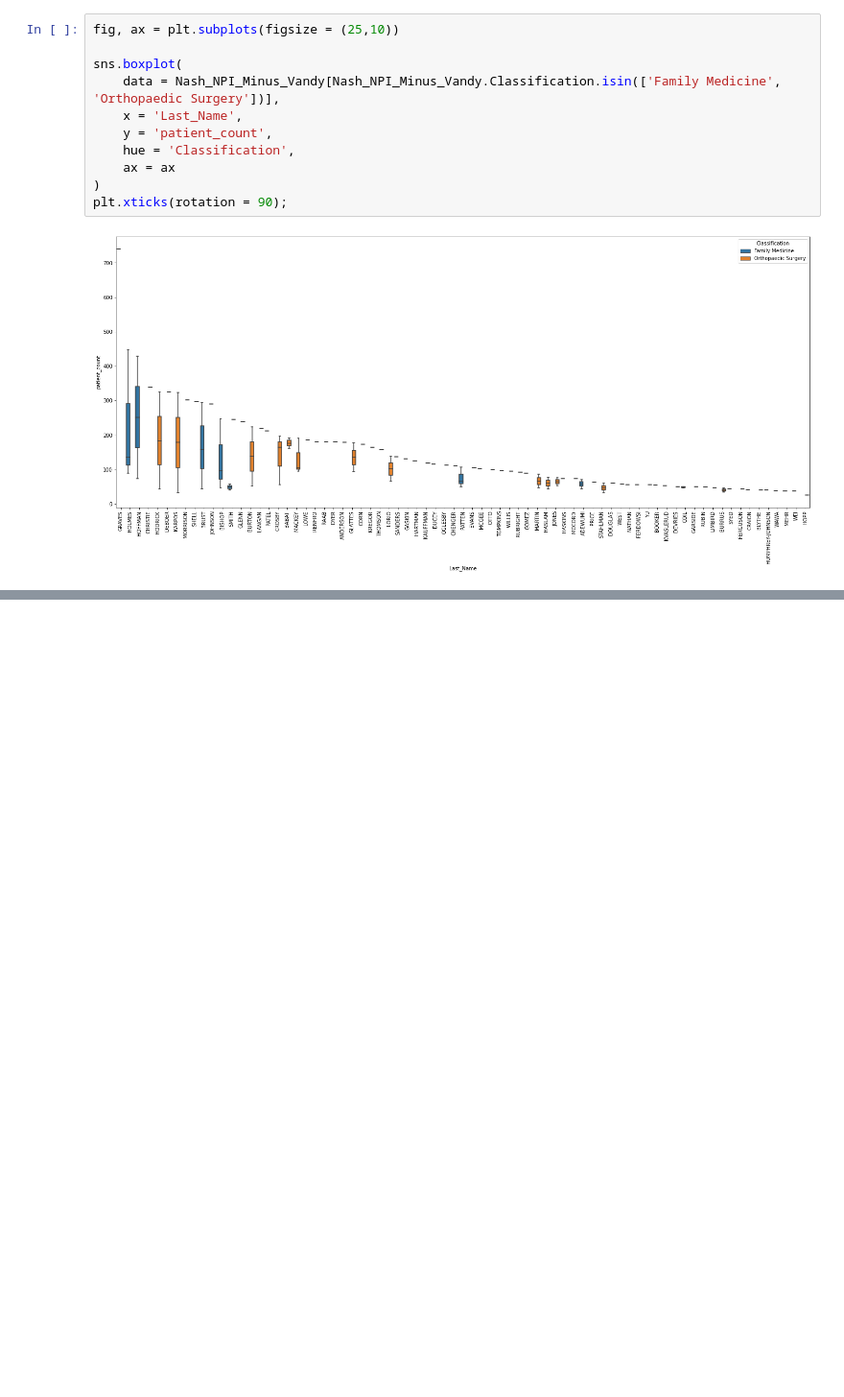
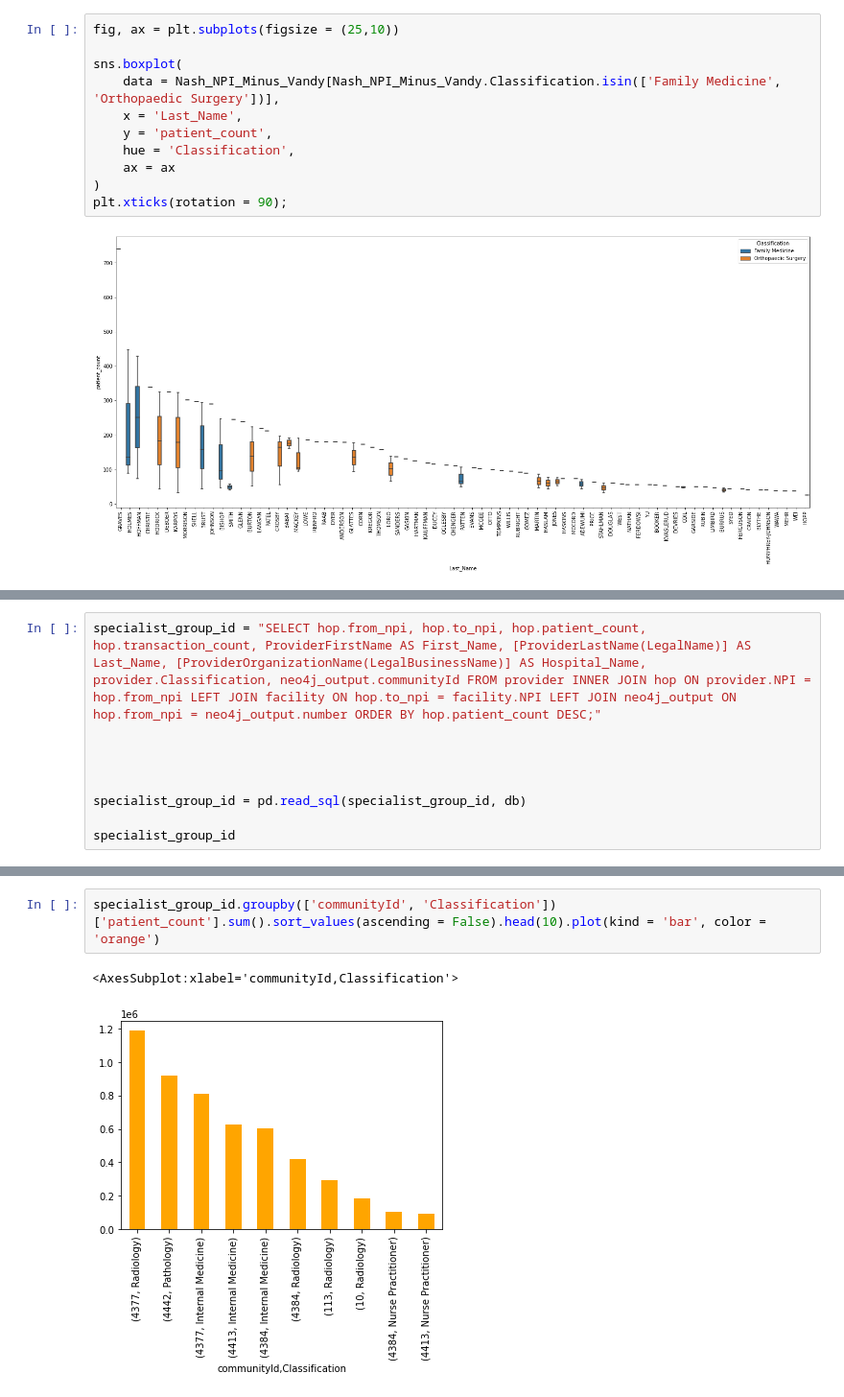
Before and after one commit to nss-data-science-cohort-6/hop_team-double-eagle-ii, a Jupyter notebook: Analysis -- v1.ipynb, the cells around one changed output, grey strips where cells are left out. Shown at 96% size. Saved outputs shown, nothing was run; the diff lists cells and outputs as text; blank space fills up the shorter version.

```diff
--- a/Analysis -- v1.ipynb
+++ b/Analysis -- v1.ipynb
@@ -348,0 +384,9 @@ Nash_NPI_Minus_Vandy[Nash_NPI_Minus_Vandy['Last_Name'] == 'DEBOER']
+# %%
+specialist_group_id = "SELECT hop.from_npi, hop.to_npi, hop.patient_count, hop.transaction_count, ProviderFirstName AS First_Name, [ProviderLastName(LegalName)] AS Last_Name, [ProviderOrganizationName(LegalBusinessName)] AS Hospital_Name, provider.Classification, neo4j_output.communityId FROM provider INNER JOIN hop ON provider.NPI = hop.from_npi LEFT JOIN facility ON hop.to_npi = facility.NPI LEFT JOIN neo4j_output ON hop.from_npi = neo4j_output.number ORDER BY hop.patient_count DESC;"
+
+
+
+
+specialist_group_id = pd.read_sql(specialist_group_id, db)
+
+specialist_group_id
@@ -348,0 +407,5 @@ Nash_NPI_Minus_Vandy[Nash_NPI_Minus_Vandy['Last_Name'] == 'DEBOER']
+# %%
+specialist_group_id.groupby(['communityId', 'Classification'])['patient_count'].sum().sort_values(ascending = False).head(10).plot(kind = 'bar', color = 'orange')
+# %% [output]
+<AxesSubplot:xlabel='communityId,Classification'>
+[figure, added]
```
Also changed, not shown: parts of 18 cells of this notebook.
